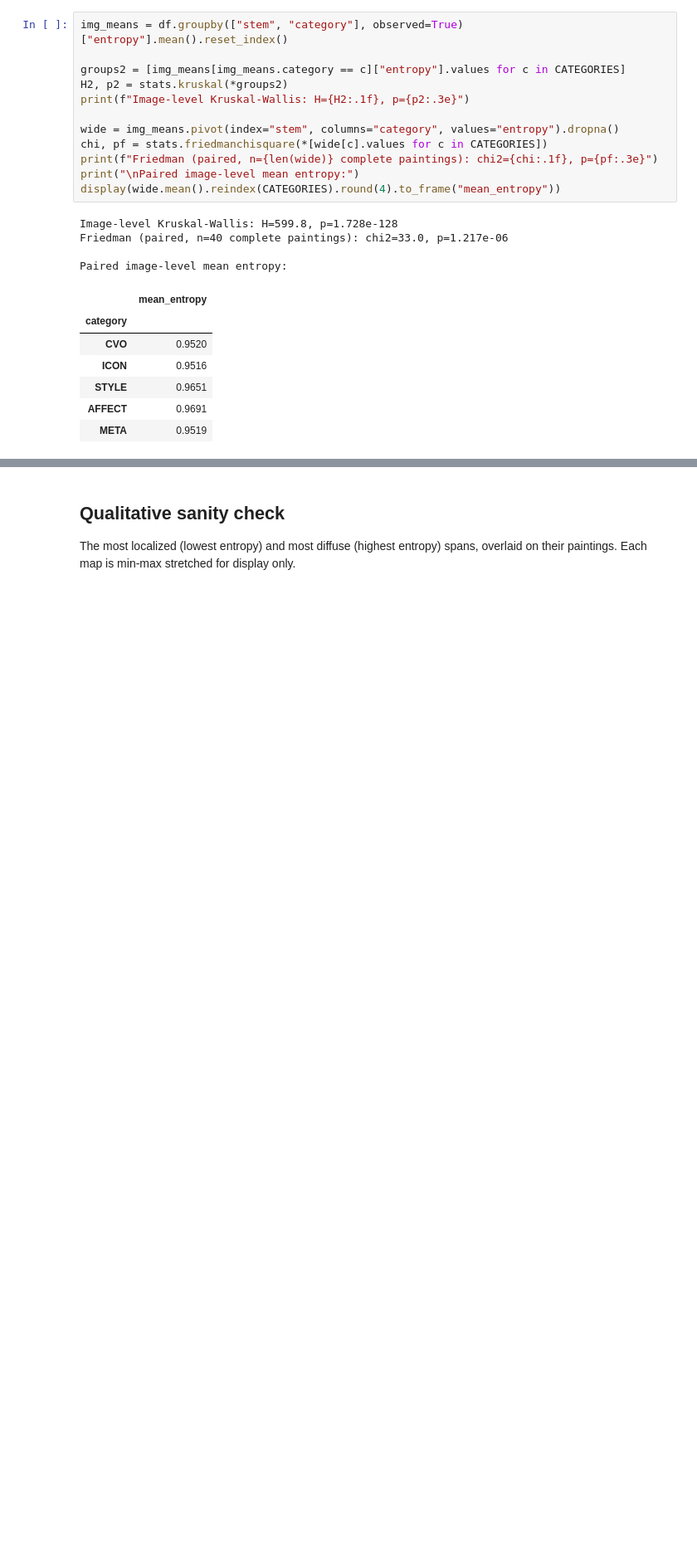
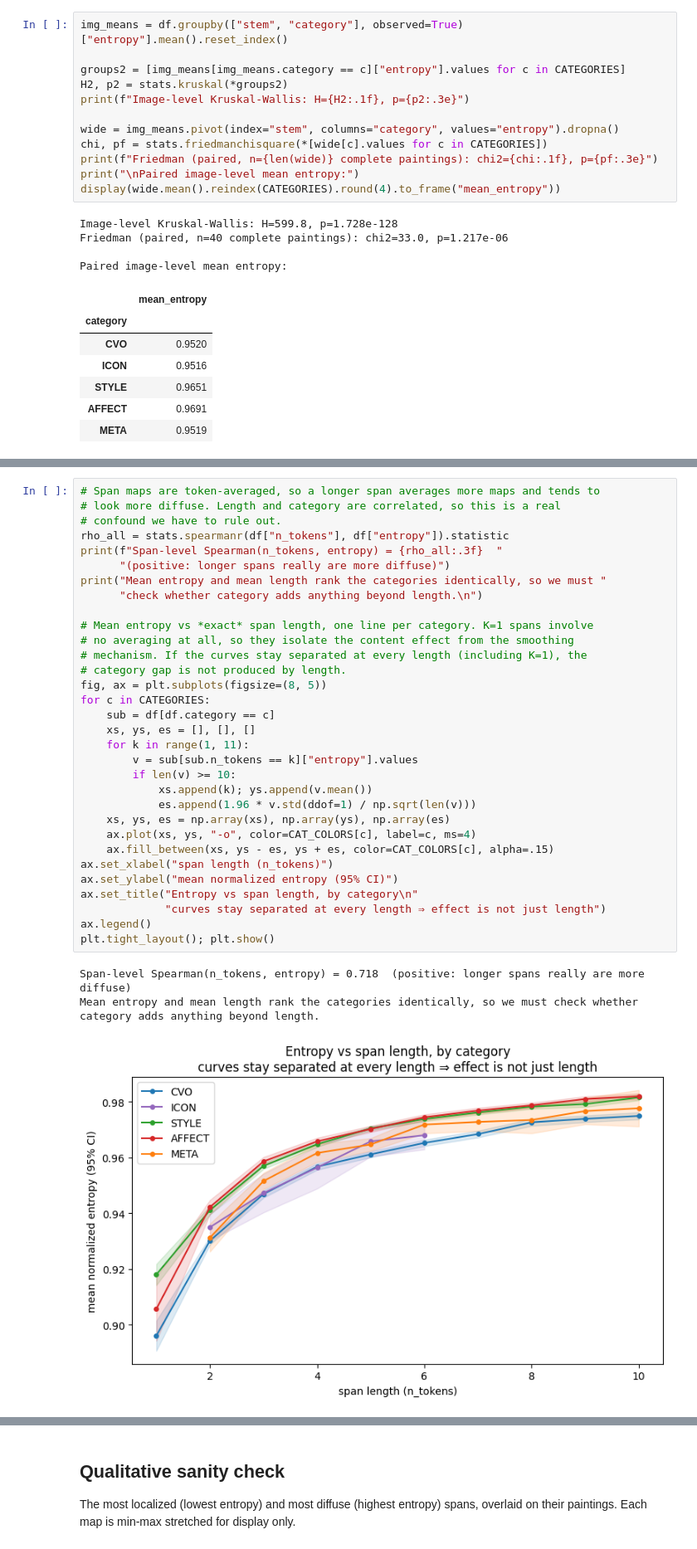
Before and after one commit to nicolafan/tamart, a Jupyter notebook: notebooks/exp1.ipynb, the cells around one changed output, grey strips where cells are left out. Shown at 83% size. Drawn from its saved outputs; the diff is of its cells as text; blank space fills up the shorter version.

```diff
--- a/notebooks/exp1.ipynb
+++ b/notebooks/exp1.ipynb
@@ -363,0 +389,36 @@ Paired image-level mean entropy:
+# %%
+# Span maps are token-averaged, so a longer span averages more maps and tends to
+# look more diffuse. Length and category are correlated, so this is a real
+# confound we have to rule out.
+rho_all = stats.spearmanr(df["n_tokens"], df["entropy"]).statistic
+print(f"Span-level Spearman(n_tokens, entropy) = {rho_all:.3f}  "
+      "(positive: longer spans really are more diffuse)")
+print("Mean entropy and mean length rank the categories identically, so we must "
+      "check whether category adds anything beyond length.\n")
+
+# Mean entropy vs *exact* span length, one line per category. K=1 spans involve
+# no averaging at all, so they isolate the content effect from the smoothing
+# mechanism. If the curves stay separated at every length (including K=1), the
+# category gap is not produced by length.
+fig, ax = plt.subplots(figsize=(8, 5))
+for c in CATEGORIES:
+    sub = df[df.category == c]
+    xs, ys, es = [], [], []
+    for k in range(1, 11):
+        v = sub[sub.n_tokens == k]["entropy"].values
+        if len(v) >= 10:
+            xs.append(k); ys.append(v.mean())
+            es.append(1.96 * v.std(ddof=1) / np.sqrt(len(v)))
+    xs, ys, es = np.array(xs), np.array(ys), np.array(es)
+    ax.plot(xs, ys, "-o", color=CAT_COLORS[c], label=c, ms=4)
+    ax.fill_between(xs, ys - es, ys + es, color=CAT_COLORS[c], alpha=.15)
+ax.set_xlabel("span length (n_tokens)")
+ax.set_ylabel("mean normalized entropy (95% CI)")
+ax.set_title("Entropy vs span length, by category\n"
+             "curves stay separated at every length ⇒ effect is not just length")
+ax.legend()
+plt.tight_layout(); plt.show()
+# %% [output]
+Span-level Spearman(n_tokens, entropy) = 0.718  (positive: longer spans really are more diffuse)
+Mean entropy and mean length rank the categories identically, so we must check whether category adds anything beyond length.
+[figure, added]
```
Also changed, not shown: parts of 11 cells of this notebook, 31 other files.
